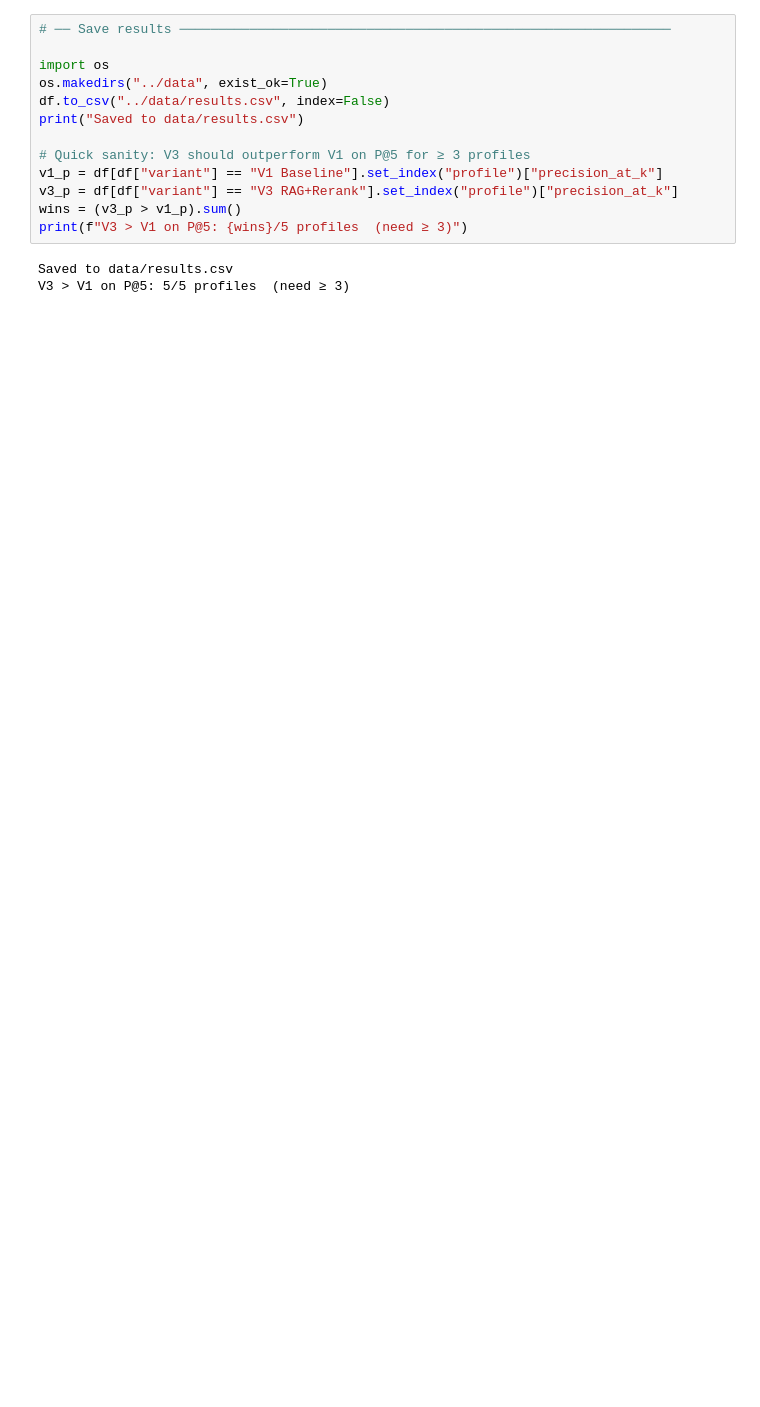
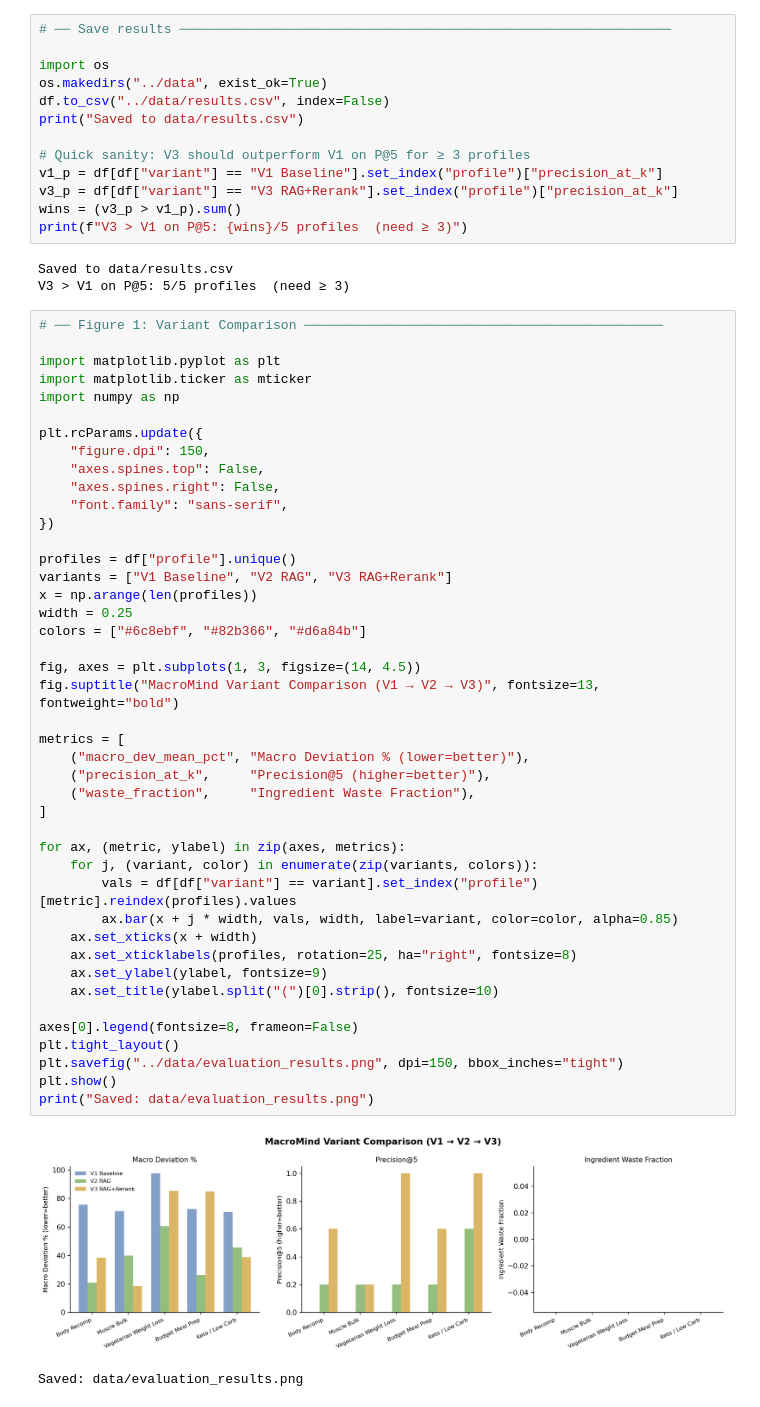
Before and after one commit to divyajyoti-dev/MacroMind, a Jupyter notebook: notebooks/divya_evaluation.ipynb, the cells around one changed output. Drawn from its saved outputs; the diff is of its cells as text; blank space fills up the shorter version.

```diff
--- a/notebooks/divya_evaluation.ipynb
+++ b/notebooks/divya_evaluation.ipynb
@@ -227,3 +227,49 @@ print(f"V3 > V1 on P@5: {wins}/5 profiles  (need ≥ 3)")
 # %% [output]
 Saved to data/results.csv
 V3 > V1 on P@5: 5/5 profiles  (need ≥ 3)
+# %%
+# ── Figure 1: Variant Comparison ──────────────────────────────────────────────
+
+import matplotlib.pyplot as plt
+import matplotlib.ticker as mticker
+import numpy as np
+
+plt.rcParams.update({
+    "figure.dpi": 150,
+    "axes.spines.top": False,
+    "axes.spines.right": False,
+    "font.family": "sans-serif",
+})
+
+profiles = df["profile"].unique()
+variants = ["V1 Baseline", "V2 RAG", "V3 RAG+Rerank"]
+x = np.arange(len(profiles))
+width = 0.25
+colors = ["#6c8ebf", "#82b366", "#d6a84b"]
+
+fig, axes = plt.subplots(1, 3, figsize=(14, 4.5))
+fig.suptitle("MacroMind Variant Comparison (V1 → V2 → V3)", fontsize=13, fontweight="bold")
+
+metrics = [
+    ("macro_dev_mean_pct", "Macro Deviation % (lower=better)"),
+    ("precision_at_k",     "Precision@5 (higher=better)"),
+    ("waste_fraction",     "Ingredient Waste Fraction"),
+]
+
+for ax, (metric, ylabel) in zip(axes, metrics):
+    for j, (variant, color) in enumerate(zip(variants, colors)):
+        vals = df[df["variant"] == variant].set_index("profile")[metric].reindex(profiles).values
+        ax.bar(x + j * width, vals, width, label=variant, color=color, alpha=0.85)
+    ax.set_xticks(x + width)
+    ax.set_xticklabels(profiles, rotation=25, ha="right", fontsize=8)
+    ax.set_ylabel(ylabel, fontsize=9)
+    ax.set_title(ylabel.split("(")[0].strip(), fontsize=10)
+
+axes[0].legend(fontsize=8, frameon=False)
+plt.tight_layout()
+plt.savefig("../data/evaluation_results.png", dpi=150, bbox_inches="tight")
+plt.show()
+print("Saved: data/evaluation_results.png")
+# %% [output]
+[figure, added]
+Saved: data/evaluation_results.png
```
Also changed, not shown: parts of 1 cell of this notebook, 2 other files.
